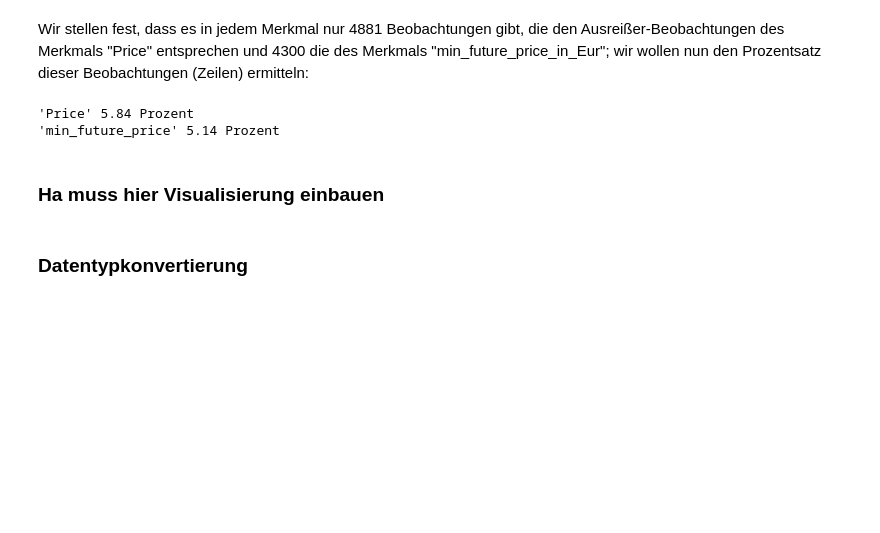
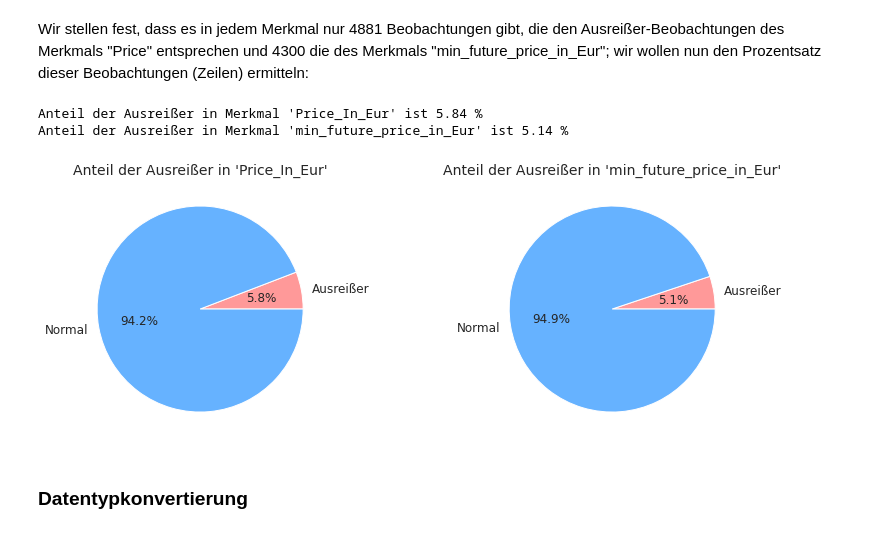
Before and after one commit to hahaha996/Data_Mining_Projekt, a Jupyter notebook: Projekt_DM.ipynb, the cells around one changed output. Saved outputs shown, nothing was run; the diff lists cells and outputs as text; code cells hidden in the pictures; blank space fills up the shorter version.

Commit message:
Visualisierung für Ausreißer

```diff
--- a/Projekt_DM.ipynb
+++ b/Projekt_DM.ipynb
@@ -179,13 +162,41 @@ dtype: int64'
 # %% [markdown]
 Wir stellen fest, dass es in jedem Merkmal nur 4881 Beobachtungen gibt, die den Ausreißer-Beobachtungen des Merkmals "Price" entsprechen und 4300 die des Merkmals "min_future_price_in_Eur"; wir wollen nun den Prozentsatz dieser Beobachtungen (Zeilen) ermitteln:
 # %%
-print("'Price'", round(4881/flug_df.shape[0]*100,2),"Prozent")
-print("'min_future_price'",round(4300/flug_df.shape[0]*100,2),"Prozent")
+print("Anteil der Ausreißer in Merkmal 'Price_In_Eur' ist", round(4881/flug_df.shape[0]*100,2),"%")
+print("Anteil der Ausreißer in Merkmal 'min_future_price_in_Eur' ist",round(4300/flug_df.shape[0]*100,2),"%")
 # %% [output]
-'Price' 5.84 Prozent
-'min_future_price' 5.14 Prozent
+Anteil der Ausreißer in Merkmal 'Price_In_Eur' ist 5.84 %
+Anteil der Ausreißer in Merkmal 'min_future_price_in_Eur' ist 5.14 %
-# %% [markdown]
-### Ha muss hier Visualisierung einbauen
+# %%
+warnings.filterwarnings('ignore')
+
+outliers_count_p = (flug_df['Price_In_Eur'] > 180).sum()
+normal_count_p = len(flug_df) - outliers_count_p
+
+outliers_count_m = (flug_df['min_future_price_in_Eur'] > 150).sum()
+normal_count_m = len(flug_df) - outliers_count_m
+
+# Diagramm erstellen
+fig, axes = plt.subplots(1, 2, figsize=(12, 6))
+
+# Pie Chart für den Anteil der Ausreißer und des Normalfalls (Price_In_Eur)
+labels_p = ['Ausreißer', 'Normal']
+sizes_p = [outliers_count_p, normal_count_p]
+colors_p = ['#FF9999', '#66B2FF']
+axes[0].pie(sizes_p, labels=labels_p, colors=colors_p, autopct='%1.1f%%', textprops={'fontsize': 12})
+axes[0].set_title("Anteil der Ausreißer in 'Price_In_Eur'", fontsize=14)
+
+# Pie Chart für den Anteil der Ausreißer und des Normalfalls (min_future_price_in_Eur)
+labels_m = ['Ausreißer', 'Normal']
+sizes_m = [outliers_count_m, normal_count_m]
+colors_m = ['#FF9999', '#66B2FF']
+axes[1].pie(sizes_m, labels=labels_m, colors=colors_m, autopct='%1.1f%%', textprops={'fontsize': 12})
+axes[1].set_title("Anteil der Ausreißer in 'min_future_price_in_Eur'", fontsize=14)
+
+plt.subplots_adjust(wspace=0.6)
+plt.show()
+# %% [output]
+[figure, added]
 # %% [markdown]
 ### Datentypkonvertierung
 # %% [markdown]
```
Also changed, not shown: parts of 13 cells of this notebook.
